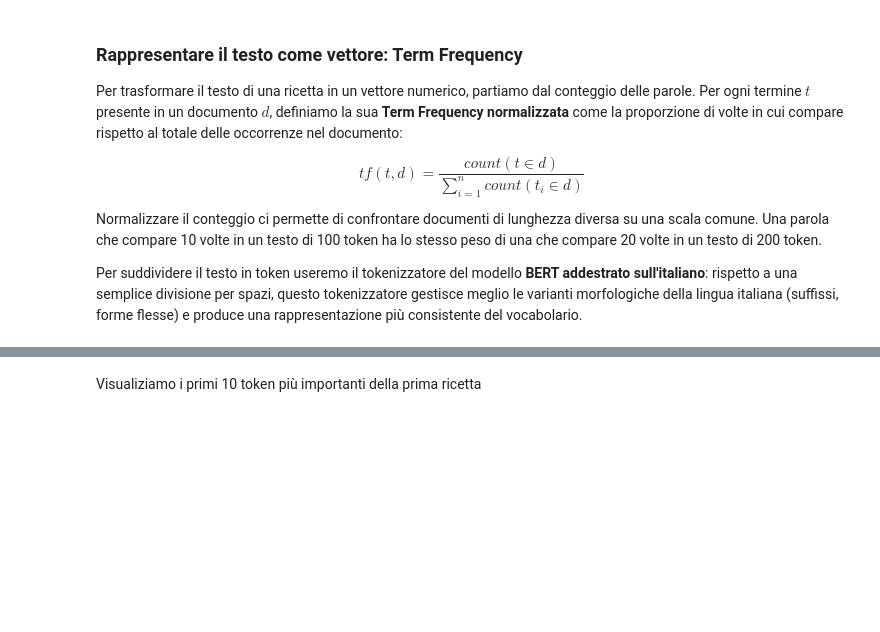
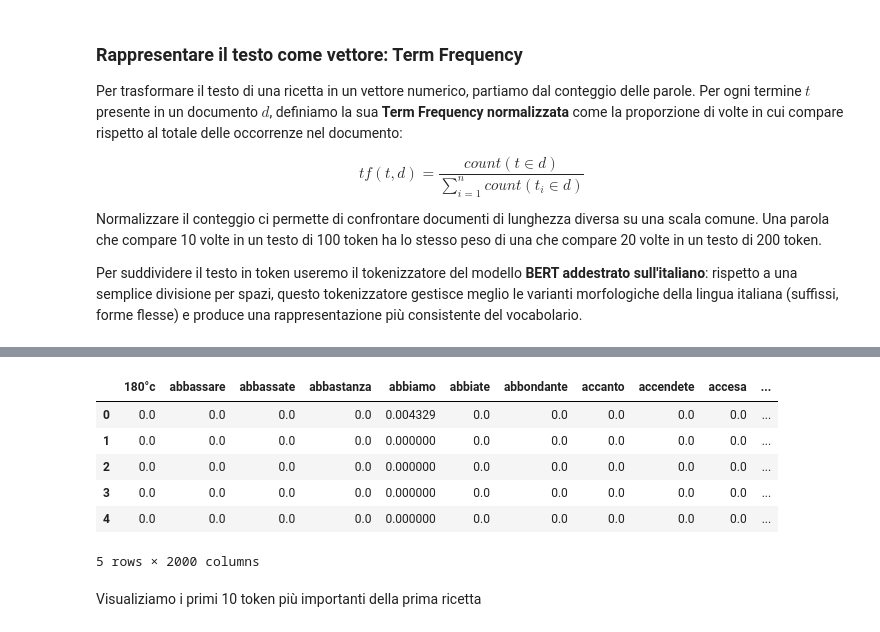
Before and after one commit to afflint/tdl, a Jupyter notebook: 2025-26/machine_learning.ipynb, the cells around one changed output, grey strips where cells are left out. Saved outputs shown, nothing was run; the diff lists cells and outputs as text; code cells hidden in the pictures; blank space fills up the shorter version.

```diff
--- a/2025-26/machine_learning.ipynb
+++ b/2025-26/machine_learning.ipynb
@@ -123,3 +138,13 @@ index2title = {i: name for i, name in enumerate(names)}
+# %%
+X.head()
+# %% [output]
+|  | 180°c | abbassare | abbassate | abbastanza | abbiamo | abbiate | abbondante | accanto | accendete | accesa | ... |
+| 0 | 0.0 | 0.0 | 0.0 | 0.0 | 0.004329 | 0.0 | 0.0 | 0.0 | 0.0 | 0.0 | ... |
+| 1 | 0.0 | 0.0 | 0.0 | 0.0 | 0.000000 | 0.0 | 0.0 | 0.0 | 0.0 | 0.0 | ... |
+| 2 | 0.0 | 0.0 | 0.0 | 0.0 | 0.000000 | 0.0 | 0.0 | 0.0 | 0.0 | 0.0 | ... |
+| 3 | 0.0 | 0.0 | 0.0 | 0.0 | 0.000000 | 0.0 | 0.0 | 0.0 | 0.0 | 0.0 | ... |
+| 4 | 0.0 | 0.0 | 0.0 | 0.0 | 0.000000 | 0.0 | 0.0 | 0.0 | 0.0 | 0.0 | ... |
+5 rows × 2000 columns
 # %% [markdown]
 Visualiziamo i primi 10 token più importanti della prima ricetta
 # %%
```
Also changed, not shown: parts of 29 cells of this notebook, 1 other file.
